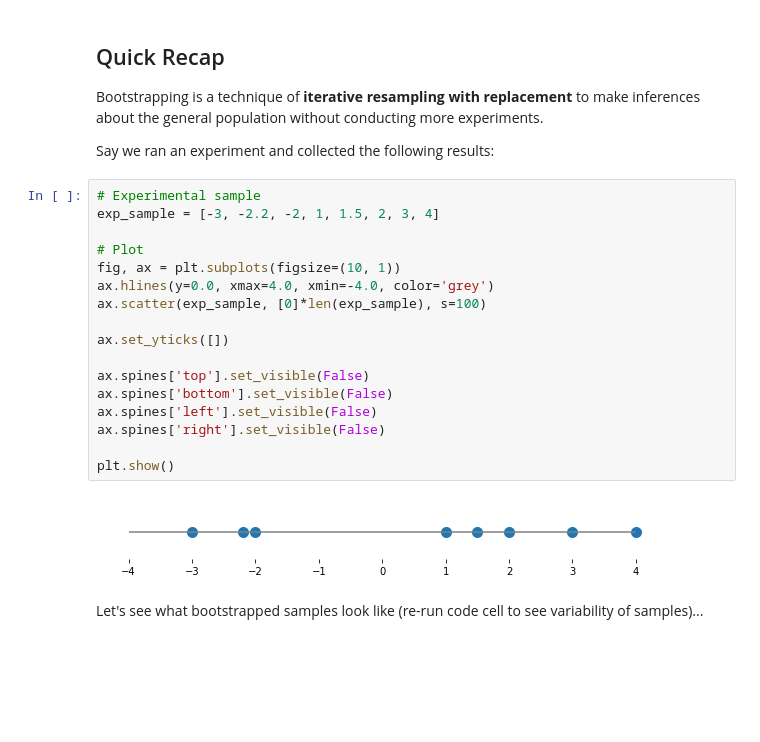
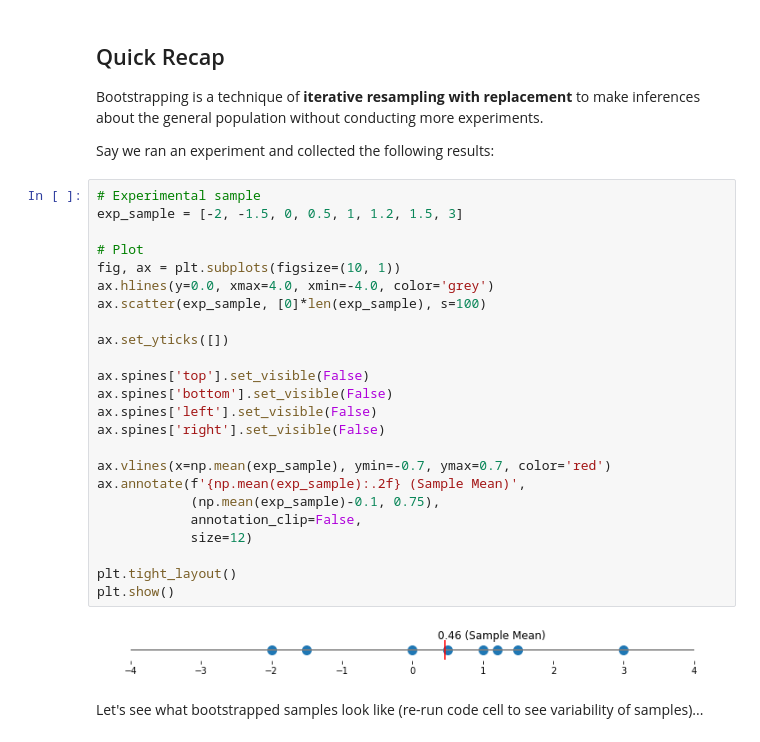
Before and after one commit to lbdeoliveira/msds610_code_presentation, a Jupyter notebook: Bootstrapping_Presentation.ipynb, the cells around one changed output. Cells and saved outputs as stored; diff of their text form; blank space fills up the shorter version.

```diff
--- a/Bootstrapping_Presentation.ipynb
+++ b/Bootstrapping_Presentation.ipynb
@@ -20,23 +20,30 @@ Bootstrapping is a technique of **iterative resampling with replacement** to mak
 Say we ran an experiment and collected the following results:
 # %%
 # Experimental sample
-exp_sample = [-3, -2.2, -2, 1, 1.5, 2, 3, 4]
+exp_sample = [-2, -1.5, 0, 0.5, 1, 1.2, 1.5, 3]
 
 # Plot
 fig, ax = plt.subplots(figsize=(10, 1))
 ax.hlines(y=0.0, xmax=4.0, xmin=-4.0, color='grey')
 ax.scatter(exp_sample, [0]*len(exp_sample), s=100)
 
 ax.set_yticks([])
 
 ax.spines['top'].set_visible(False)
 ax.spines['bottom'].set_visible(False)
 ax.spines['left'].set_visible(False)
 ax.spines['right'].set_visible(False)
 
+ax.vlines(x=np.mean(exp_sample), ymin=-0.7, ymax=0.7, color='red')
+ax.annotate(f'{np.mean(exp_sample):.2f} (Sample Mean)',
+            (np.mean(exp_sample)-0.1, 0.75),
+            annotation_clip=False,
+            size=12)
+
+plt.tight_layout()
 plt.show()
 # %% [output]
-[figure, old version]
+[figure, new version]
 # %% [markdown]
 Let's see what bootstrapped samples look like (re-run code cell to see variability of samples)...
 # %%
```
Also changed, not shown: parts of 2 cells of this notebook, 1 other file.
